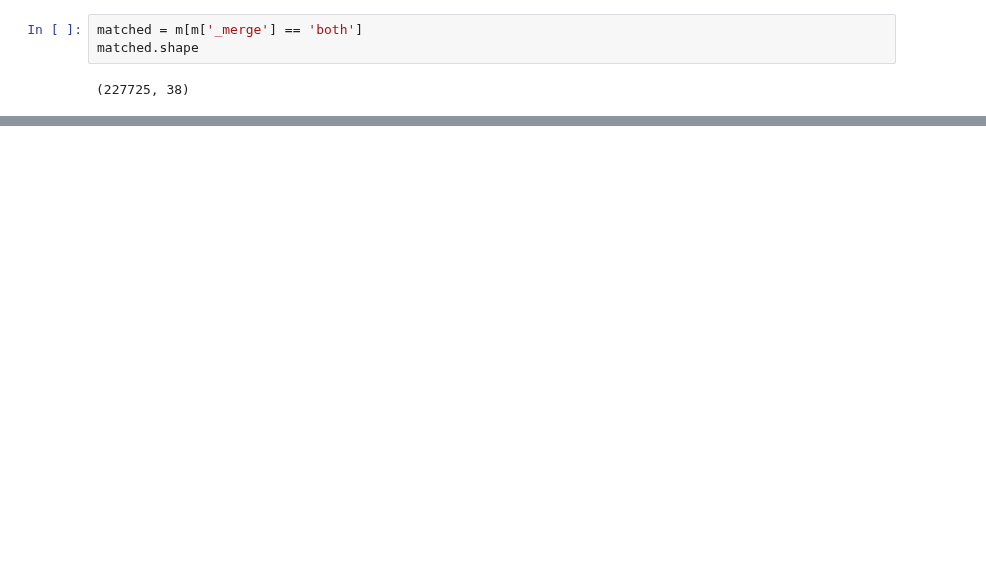
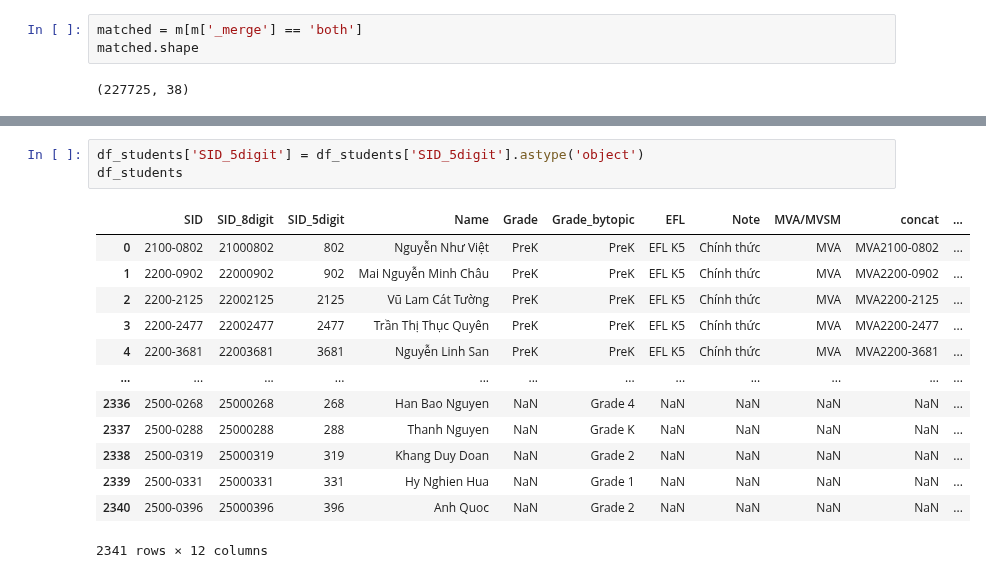
Before and after one commit to tthvan/Customer-Retention-Analysis, a Jupyter notebook: clean_merge.ipynb, the cells around one changed output, grey strips where cells are left out. Drawn from its saved outputs; the diff is of its cells as text; blank space fills up the shorter version.

```diff
--- a/clean_merge.ipynb
+++ b/clean_merge.ipynb
@@ -169,0 +196,17 @@ matched.shape
+# %%
+df_students['SID_5digit'] = df_students['SID_5digit'].astype('object')
+df_students
+# %% [output]
+|  | SID | SID_8digit | SID_5digit | Name | Grade | Grade_bytopic | EFL | Note | MVA/MVSM | concat | ... |
+| 0 | 2100-0802 | 21000802 | 802 | Nguyễn Như Việt | PreK | PreK | EFL K5 | Chính thức | MVA | MVA2100-0802 | ... |
+| 1 | 2200-0902 | 22000902 | 902 | Mai Nguyễn Minh Châu | PreK | PreK | EFL K5 | Chính thức | MVA | MVA2200-0902 | ... |
+| 2 | 2200-2125 | 22002125 | 2125 | Vũ Lam Cát Tường | PreK | PreK | EFL K5 | Chính thức | MVA | MVA2200-2125 | ... |
+| 3 | 2200-2477 | 22002477 | 2477 | Trần Thị Thục Quyên | PreK | PreK | EFL K5 | Chính thức | MVA | MVA2200-2477 | ... |
+| 4 | 2200-3681 | 22003681 | 3681 | Nguyễn Linh San | PreK | PreK | EFL K5 | Chính thức | MVA | MVA2200-3681 | ... |
+| ... | ... | ... | ... | ... | ... | ... | ... | ... | ... | ... | ... |
+| 2336 | 2500-0268 | 25000268 | 268 | Han Bao Nguyen | NaN | Grade 4 | NaN | NaN | NaN | NaN | ... |
+| 2337 | 2500-0288 | 25000288 | 288 | Thanh Nguyen | NaN | Grade K | NaN | NaN | NaN | NaN | ... |
+| 2338 | 2500-0319 | 25000319 | 319 | Khang Duy Doan | NaN | Grade 2 | NaN | NaN | NaN | NaN | ... |
+| 2339 | 2500-0331 | 25000331 | 331 | Hy Nghien Hua | NaN | Grade 1 | NaN | NaN | NaN | NaN | ... |
+| 2340 | 2500-0396 | 25000396 | 396 | Anh Quoc | NaN | Grade 2 | NaN | NaN | NaN | NaN | ... |
+2341 rows × 12 columns
```
Also changed, not shown: parts of 12 cells of this notebook, 4 other files.
